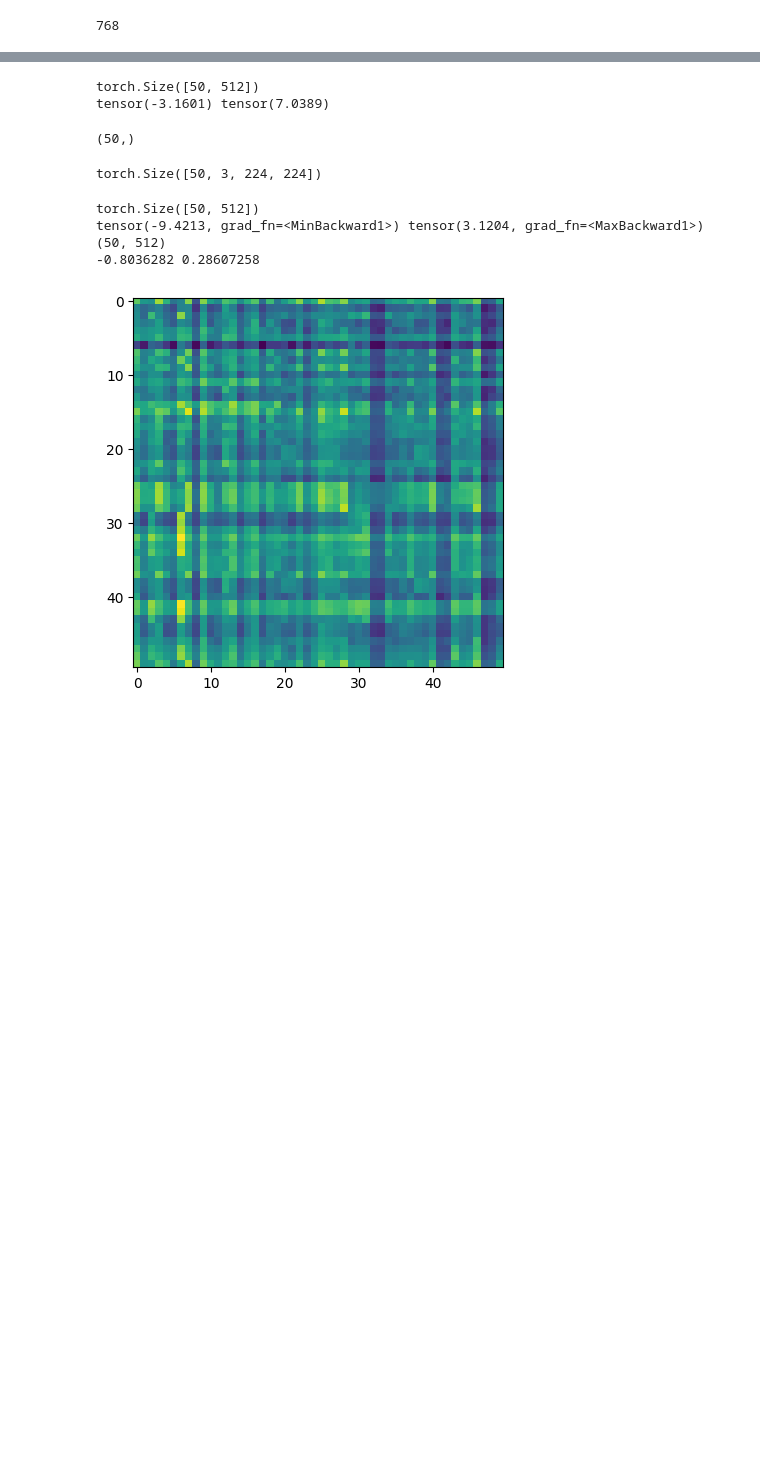
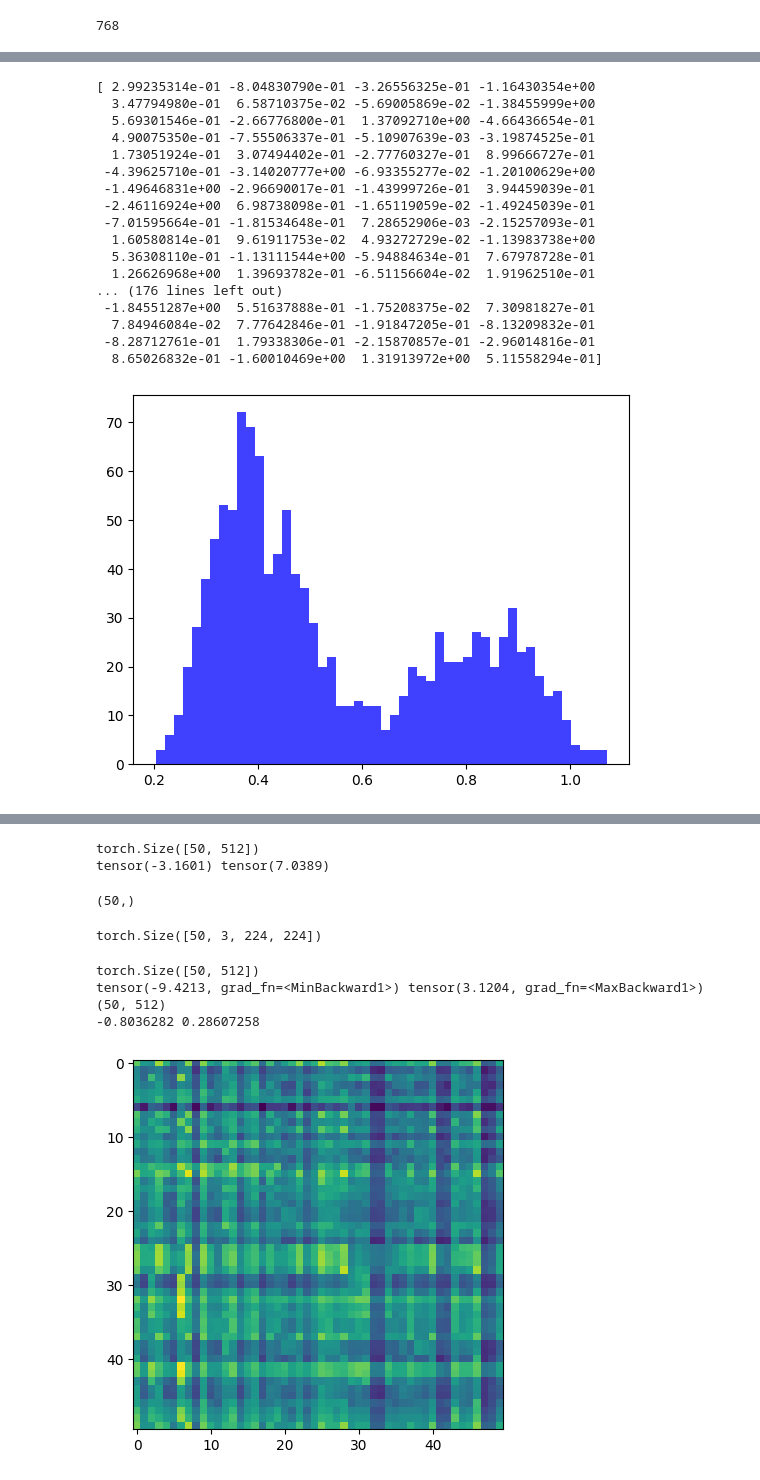
Before and after one commit to nanbohra/ImageRecommendation_ProductMatching, a Jupyter notebook: get_img_embeddings.ipynb, the cells around one changed output, grey strips where cells are left out. Drawn from its saved outputs; the diff is of its cells as text; code cells hidden in the pictures; blank space fills up the shorter version.

```diff
--- a/get_img_embeddings.ipynb
+++ b/get_img_embeddings.ipynb
@@ -185,0 +211,27 @@ embedding_len
+# %%
+# Diagnosing issues with image embeddings in DINOv2
+print(np.mean(embeddings, axis=0))
+
+
+cos_sim_values = cos_sim[np.triu_indices_from(cos_sim, k=1)]
+plt.hist(cos_sim_values, bins=50, alpha=0.75, color='blue')
+plt.show()
+# %% [output]
+[ 2.99235314e-01 -8.04830790e-01 -3.26556325e-01 -1.16430354e+00
+  3.47794980e-01  6.58710375e-02 -5.69005869e-02 -1.38455999e+00
+  5.69301546e-01 -2.66776800e-01  1.37092710e+00 -4.66436654e-01
+  4.90075350e-01 -7.55506337e-01 -5.10907639e-03 -3.19874525e-01
+  1.73051924e-01  3.07494402e-01 -2.77760327e-01  8.99666727e-01
+ -4.39625710e-01 -3.14020777e+00 -6.93355277e-02 -1.20100629e+00
+ -1.49646831e+00 -2.96690017e-01 -1.43999726e-01  3.94459039e-01
+ -2.46116924e+00  6.98738098e-01 -1.65119059e-02 -1.49245039e-01
+ -7.01595664e-01 -1.81534648e-01  7.28652906e-03 -2.15257093e-01
+  1.60580814e-01  9.61911753e-02  4.93272729e-02 -1.13983738e+00
+  5.36308110e-01 -1.13111544e+00 -5.94884634e-01  7.67978728e-01
+  1.26626968e+00  1.39693782e-01 -6.51156604e-02  1.91962510e-01
+... (176 lines left out)
+ -1.84551287e+00  5.51637888e-01 -1.75208375e-02  7.30981827e-01
+  7.84946084e-02  7.77642846e-01 -1.91847205e-01 -8.13209832e-01
+ -8.28712761e-01  1.79338306e-01 -2.15870857e-01 -2.96014816e-01
+  8.65026832e-01 -1.60010469e+00  1.31913972e+00  5.11558294e-01]
+[figure, added]
```
Also changed, not shown: parts of 14 cells of this notebook, 16 other files.
